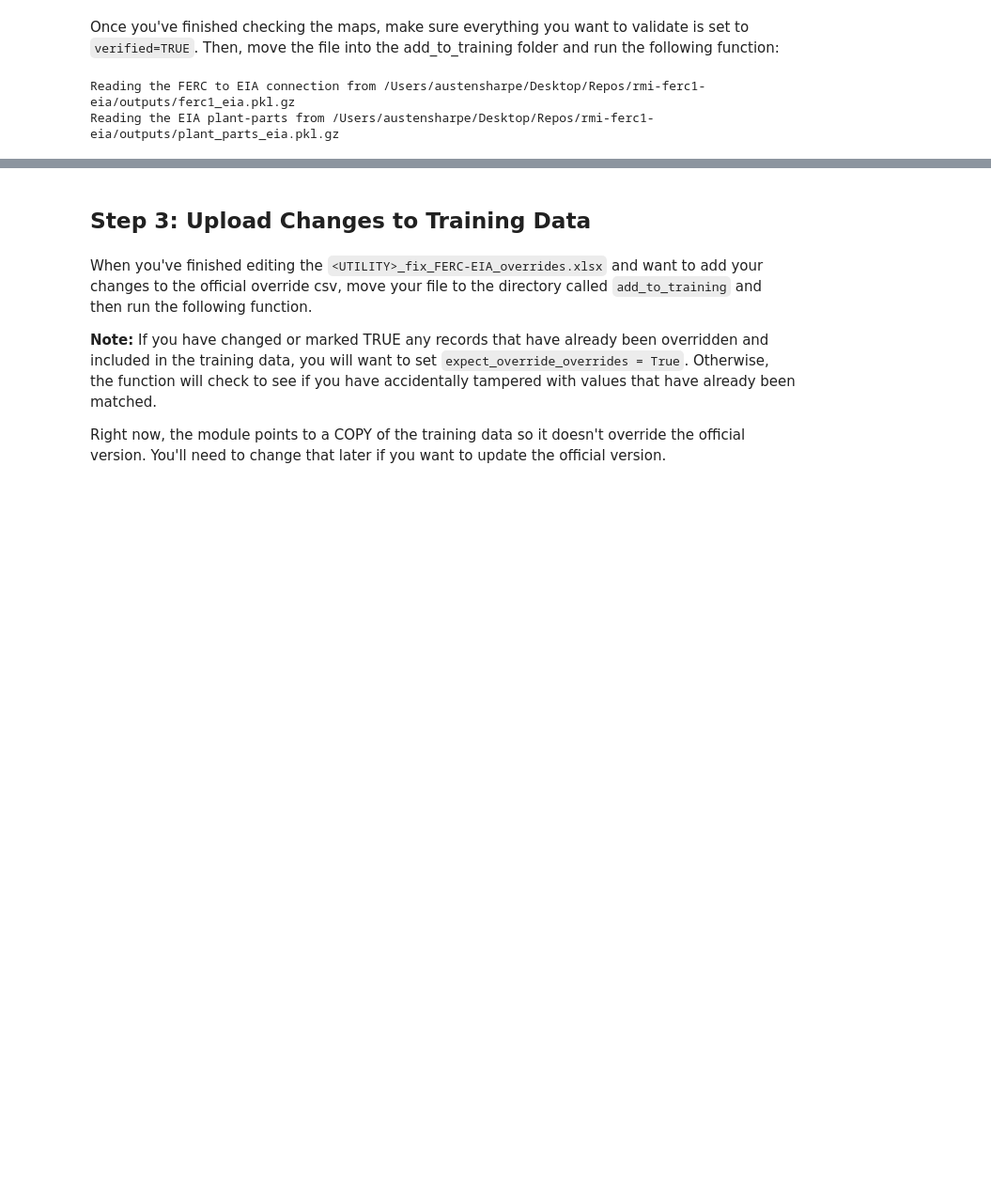
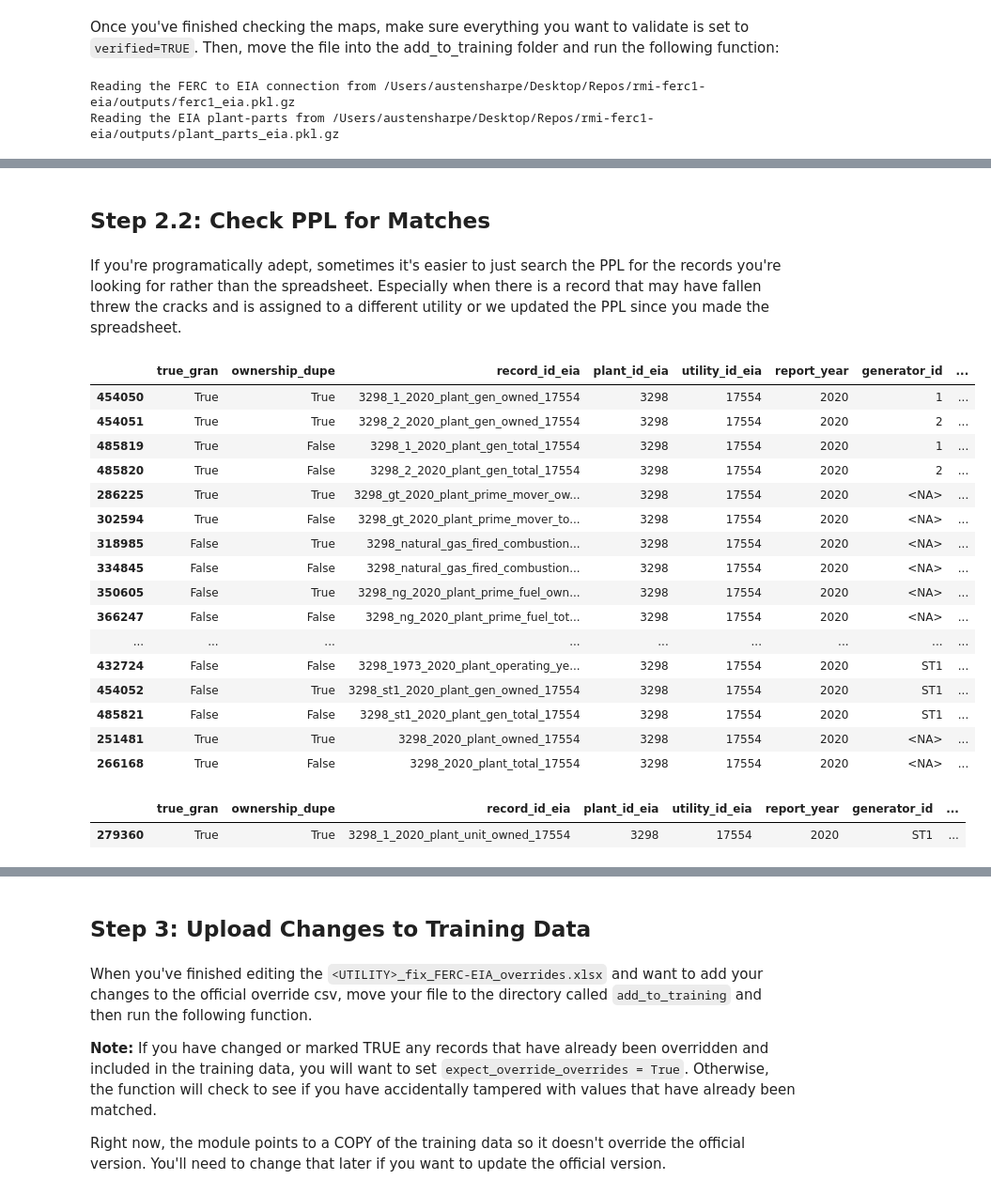
Before and after one commit to catalyst-cooperative/rmi-ferc1-eia, a Jupyter notebook: notebooks/make_overrides.ipynb, the cells around one changed output, grey strips where cells are left out. Shown at 94% size. Saved outputs shown, nothing was run; the diff lists cells and outputs as text; code cells hidden in the pictures; blank space fills up the shorter version.

```diff
--- a/notebooks/make_overrides.ipynb
+++ b/notebooks/make_overrides.ipynb
@@ -253,0 +199,59 @@ AssertionError: Found mismatched utilities:       self  other
+# %% [markdown]
+## Step 2.2: Check PPL for Matches
+# %% [markdown]
+If you're programatically adept, sometimes it's easier to just search the PPL for the records you're looking for rather than the spreadsheet. Especially when there is a record that may have fallen threw the cracks and is assigned to a different utility or we updated the PPL since you made the spreadsheet.
+# %%
+useful_cols = [
+     "true_gran",
+     "ownership_dupe",
+     "record_id_eia",
+     "plant_id_eia",
+     "utility_id_eia",
+     "report_year",
+     "generator_id",
+     "plant_name_new",
+     "capacity_mw",
+     "net_generation_mwh",
+     "installation_year",
+     "technology_description",
+]
+# %%
+ppl_df[
+    #(ppl_df["record_id_eia"]=="3283_2006_plant_total_17539")
+    #(ppl_df["plant_id_eia"]==3289)
+    (ppl_df["plant_id_pudl"]==638)
+    #ppl_df["plant_name_new"].str.contains("2315")
+    & (ppl_df["report_date"].dt.year.isin([2020]))
+     #(ppl_df["utility_id_eia"]==19876)
+    #&(ppl_df["capacity_mw"]==2)
+    #& (ppl_df["net_generation_mwh"] > 1900)
+    #& (ppl_df["net_generation_mwh"] < 2000)
+    #& (ppl_df["capacity_mw"]> 200)
+    #& (ppl_df["capacity_mw"]<2)
+    #& (ppl_df["technology_description"].str.contains("Solar"))
+    #& (ppl_df["true_gran"])
+    #& (ppl_df["ownership_dupe"]==False)
+].sort_values(["report_year", "capacity_mw"])[useful_cols]
+# %% [output]
+|  | true_gran | ownership_dupe | record_id_eia | plant_id_eia | utility_id_eia | report_year | generator_id | ... |
+| 454050 | True | True | 3298_1_2020_plant_gen_owned_17554 | 3298 | 17554 | 2020 | 1 | ... |
+| 454051 | True | True | 3298_2_2020_plant_gen_owned_17554 | 3298 | 17554 | 2020 | 2 | ... |
+| 485819 | True | False | 3298_1_2020_plant_gen_total_17554 | 3298 | 17554 | 2020 | 1 | ... |
+| 485820 | True | False | 3298_2_2020_plant_gen_total_17554 | 3298 | 17554 | 2020 | 2 | ... |
+| 286225 | True | True | 3298_gt_2020_plant_prime_mover_ow... | 3298 | 17554 | 2020 | <NA> | ... |
+| 302594 | True | False | 3298_gt_2020_plant_prime_mover_to... | 3298 | 17554 | 2020 | <NA> | ... |
+| 318985 | False | True | 3298_natural_gas_fired_combustion... | 3298 | 17554 | 2020 | <NA> | ... |
+| 334845 | False | False | 3298_natural_gas_fired_combustion... | 3298 | 17554 | 2020 | <NA> | ... |
+| 350605 | False | True | 3298_ng_2020_plant_prime_fuel_own... | 3298 | 17554 | 2020 | <NA> | ... |
+| 366247 | False | False | 3298_ng_2020_plant_prime_fuel_tot... | 3298 | 17554 | 2020 | <NA> | ... |
+| ... | ... | ... | ... | ... | ... | ... | ... | ... |
+| 432724 | False | False | 3298_1973_2020_plant_operating_ye... | 3298 | 17554 | 2020 | ST1 | ... |
+| 454052 | False | True | 3298_st1_2020_plant_gen_owned_17554 | 3298 | 17554 | 2020 | ST1 | ... |
+| 485821 | False | False | 3298_st1_2020_plant_gen_total_17554 | 3298 | 17554 | 2020 | ST1 | ... |
+| 251481 | True | True | 3298_2020_plant_owned_17554 | 3298 | 17554 | 2020 | <NA> | ... |
+| 266168 | True | False | 3298_2020_plant_total_17554 | 3298 | 17554 | 2020 | <NA> | ... |
+# %%
+ppl_df[ppl_df["record_id_eia"]=="3298_1_2020_plant_unit_owned_17554"].sort_values(["report_year", "capacity_mw"])[useful_cols]
+# %% [output]
+|  | true_gran | ownership_dupe | record_id_eia | plant_id_eia | utility_id_eia | report_year | generator_id | ... |
+| 279360 | True | True | 3298_1_2020_plant_unit_owned_17554 | 3298 | 17554 | 2020 | ST1 | ... |
```
Also changed, not shown: parts of 18 cells of this notebook, 1 other file.
